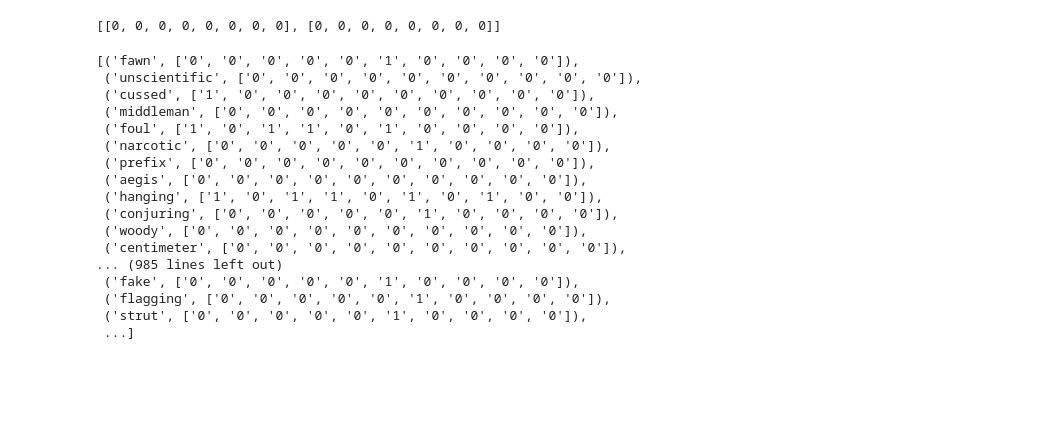
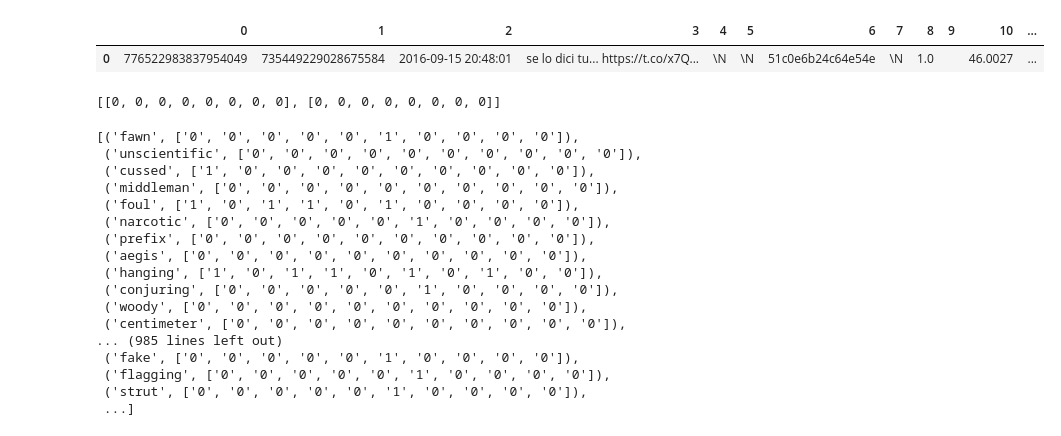
Before and after one commit to meryemmhamdi1/GMR_ADA_Project, a Jupyter notebook: DataExploration.ipynb, the cells around one changed output. Saved outputs shown, nothing was run; the diff lists cells and outputs as text; code cells hidden in the pictures; blank space fills up the shorter version.

```diff
--- a/DataExploration.ipynb
+++ b/DataExploration.ipynb
@@ -1,3 +1,10 @@
+# %%
+import pandas as pd
+sample = pd.read_excel('Data\sample.tsv.xlsx',header = None)
+sample.head(1)
+# %% [output]
+|  | 0 | 1 | 2 | 3 | 4 | 5 | 6 | 7 | 8 | 9 | 10 | ... |
+| 0 | 776522983837954049 | 735449229028675584 | 2016-09-15 20:48:01 | se lo dici tu... https://t.co/x7Q... | \N | \N | 51c0e6b24c64e54e | \N | 1.0 |  | 46.0027 | ... |
 # %%
 import pandas as pd
 import sys
```
Also changed, not shown: 11 other files.
